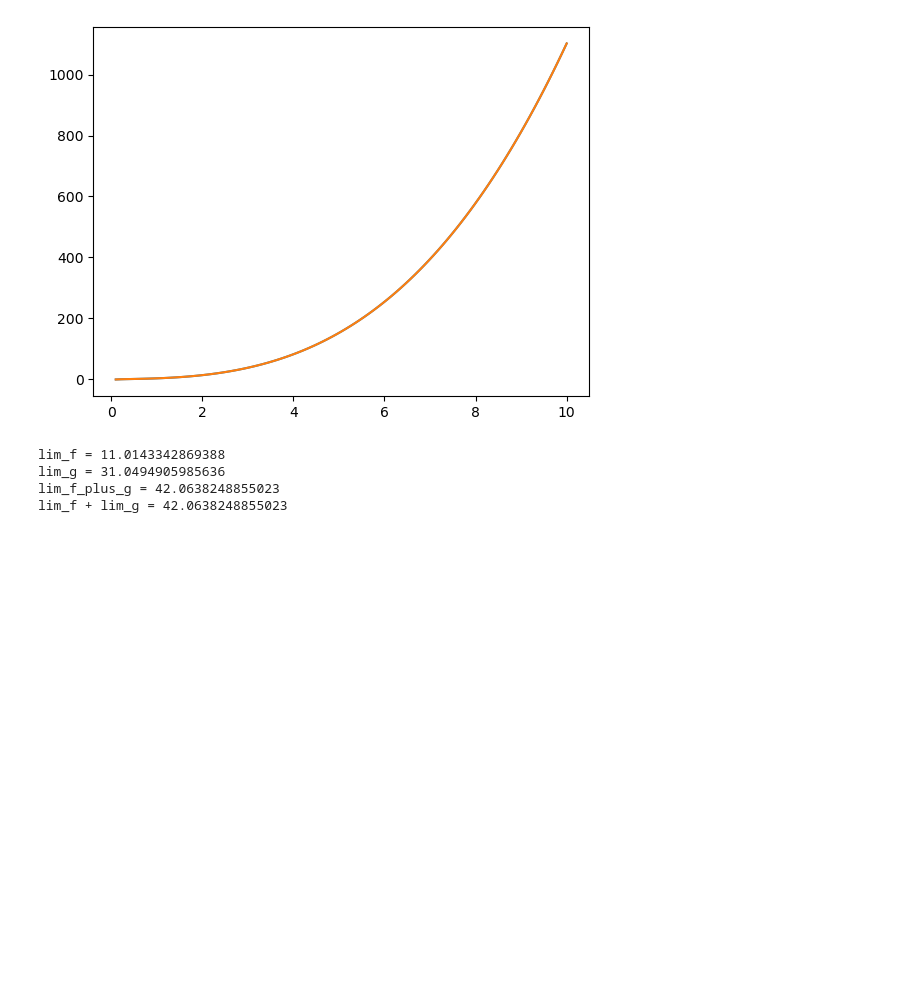
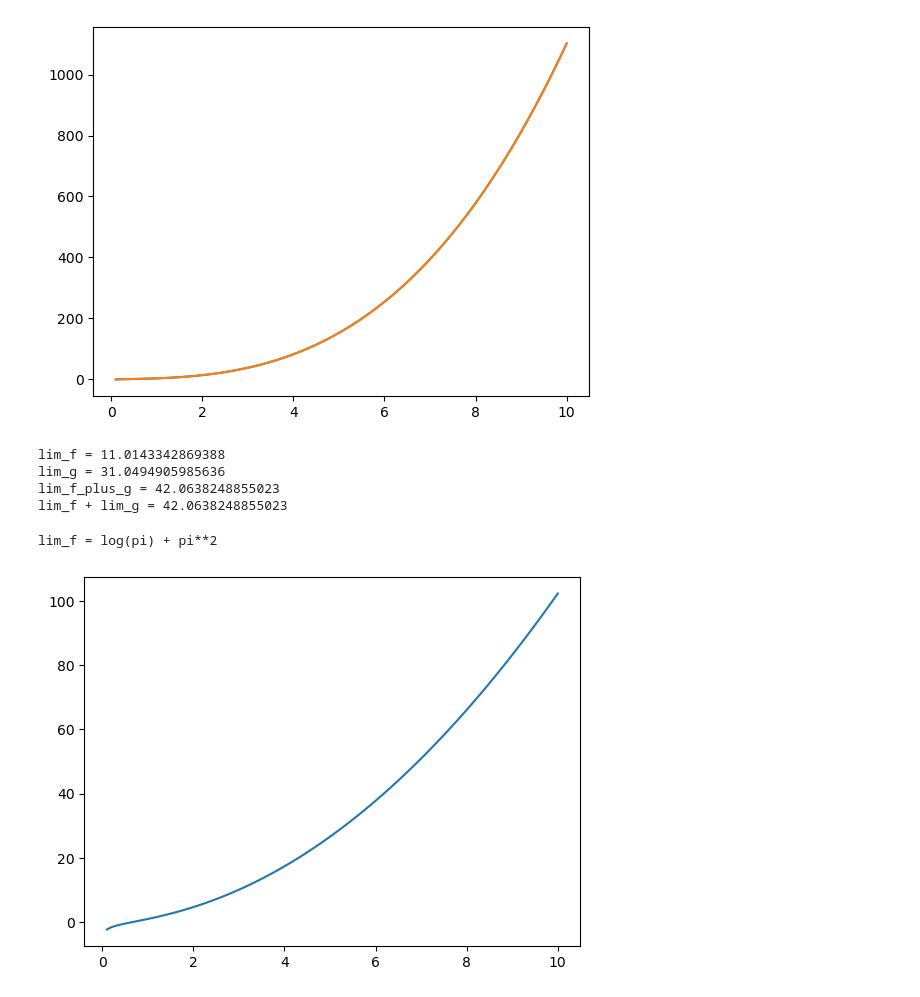
Before and after one commit to matansharon/Calculas, a Jupyter notebook: Section4.ipynb, the cells around one changed output. Saved outputs shown, nothing was run; the diff lists cells and outputs as text; code cells hidden in the pictures; blank space fills up the shorter version.

```diff
--- a/Section4.ipynb
+++ b/Section4.ipynb
@@ -435,3 +435,33 @@ lim_f = 11.0143342869388
 lim_g = 31.0494905985636
 lim_f_plus_g = 42.0638248855023
 lim_f + lim_g = 42.0638248855023
+# %%
+import sympy as sp
+import numpy as np
+import matplotlib.pyplot as plt
+
+# Define the symbolic variable x
+x = sp.Symbol('x')
+
+# Define the function f
+f = sp.log(x) + x**2
+
+# Calculate the limit of f as x approaches pi
+lim_f = sp.limit(f, x, sp.pi)
+
+# Convert f to a NumPy function
+f_np = sp.lambdify(x, f, 'numpy')
+
+# Create an array of values
+xx = np.linspace(0, 10, 100)
+
+# Evaluate f_np on the array of values
+yf = f_np(xx)
+
+# Print the limit of f and plot the function
+print("lim_f =", lim_f)
+plt.plot(xx, yf, label='Function')
+plt.show()
+# %% [output]
+lim_f = log(pi) + pi**2
+[figure, added]
```
